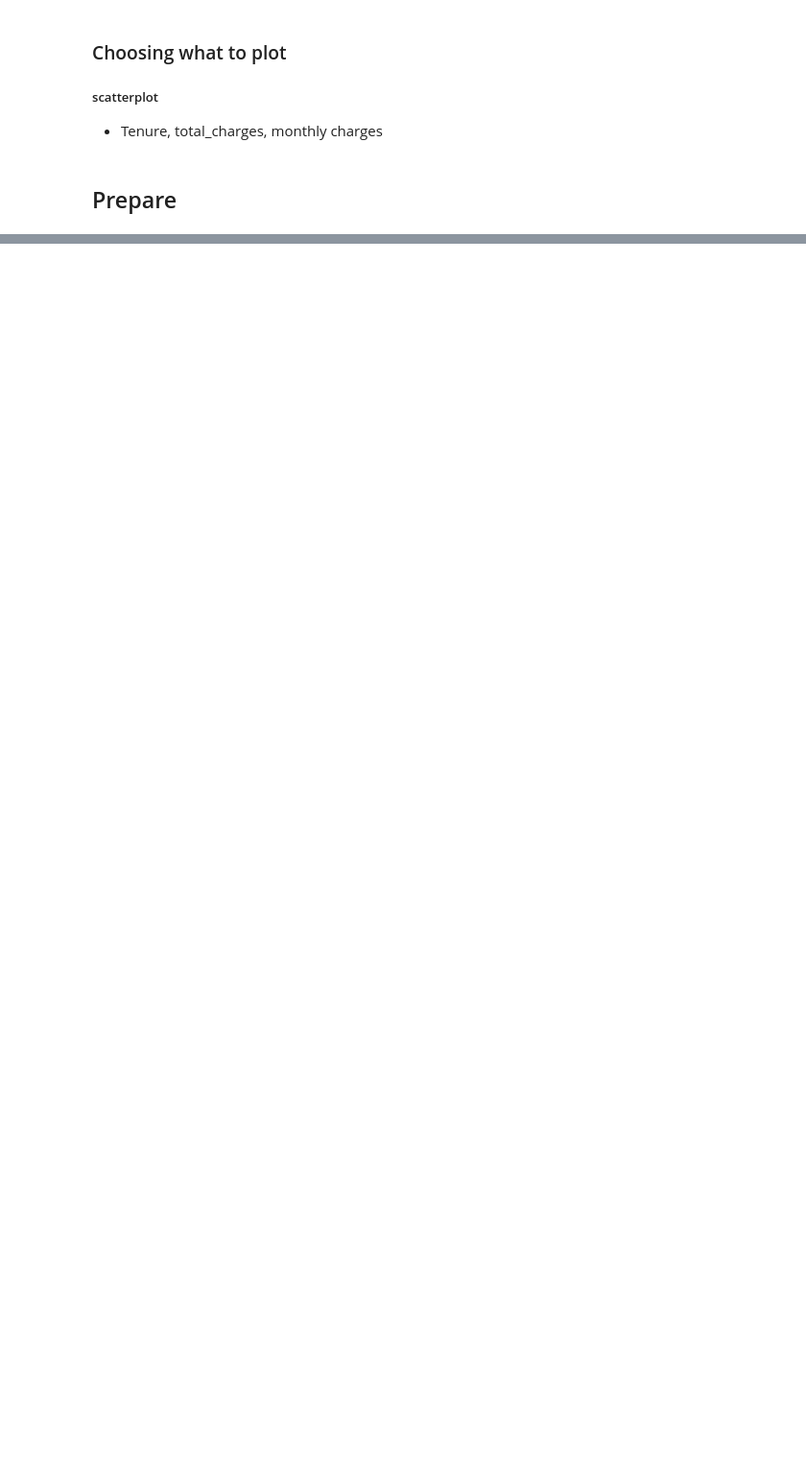
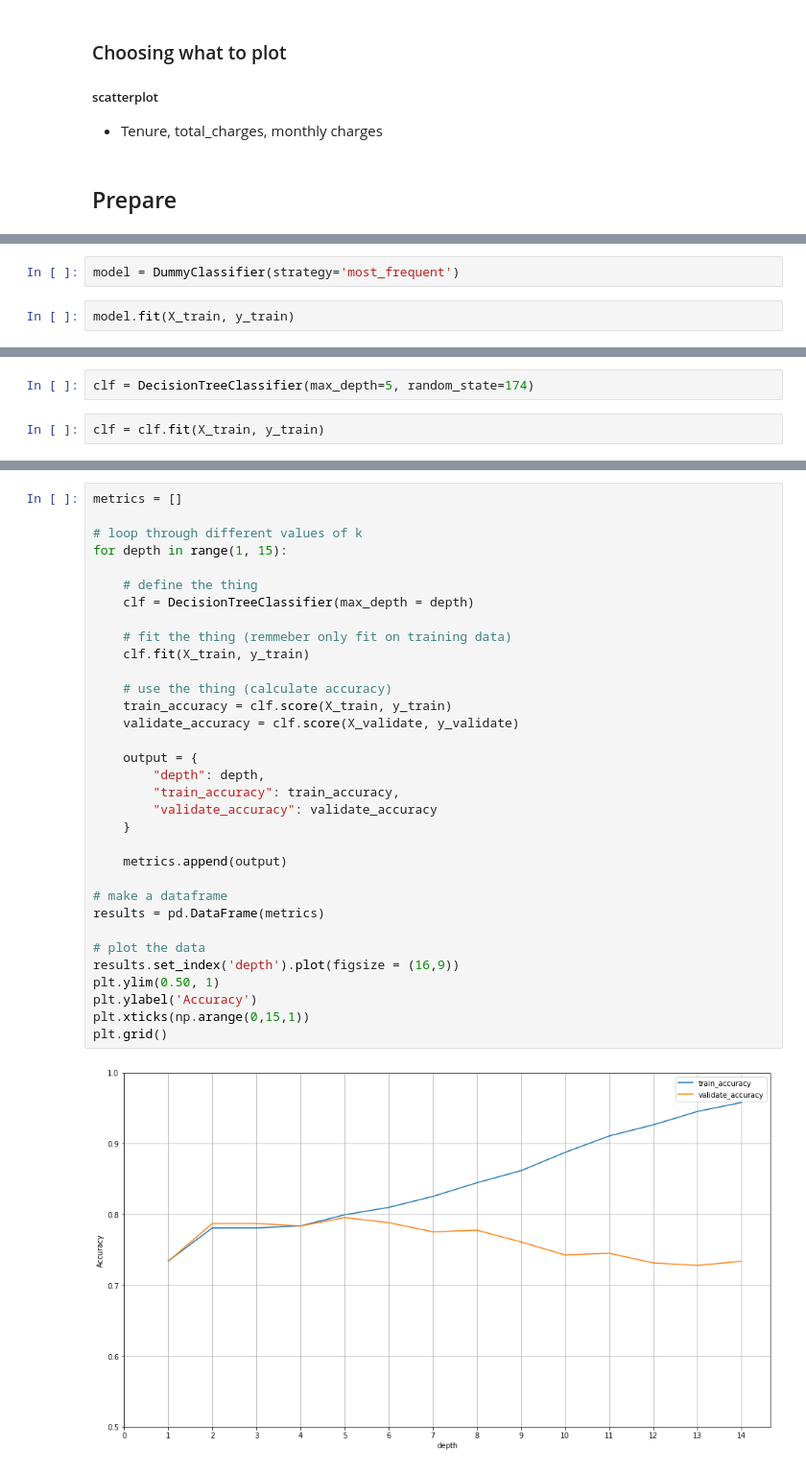
Before and after one commit to JaredVahle/telco_classification_project, a Jupyter notebook: Telco_churn_work_notebook.ipynb, the cells around one changed output, grey strips where cells are left out. Shown at 96% size. Drawn from its saved outputs; the diff is of its cells as text; blank space fills up the shorter version.

```diff
--- a/Telco_churn_work_notebook.ipynb
+++ b/Telco_churn_work_notebook.ipynb
@@ -250,0 +302,4 @@ Name: auto_pay, Length: 7032, dtype: int64
+# %%
+model = DummyClassifier(strategy='most_frequent')
+# %%
+model.fit(X_train, y_train)
@@ -250,0 +313,4 @@ Name: auto_pay, Length: 7032, dtype: int64
+# %%
+clf = DecisionTreeClassifier(max_depth=5, random_state=174)
+# %%
+clf = clf.fit(X_train, y_train)
@@ -250,0 +334,35 @@ Name: auto_pay, Length: 7032, dtype: int64
+# %%
+metrics = []
+
+# loop through different values of k
+for depth in range(1, 15):
+
+    # define the thing
+    clf = DecisionTreeClassifier(max_depth = depth)
+
+    # fit the thing (remmeber only fit on training data)
+    clf.fit(X_train, y_train)
+
+    # use the thing (calculate accuracy)
+    train_accuracy = clf.score(X_train, y_train)
+    validate_accuracy = clf.score(X_validate, y_validate)
+
+    output = {
+        "depth": depth,
+        "train_accuracy": train_accuracy,
+        "validate_accuracy": validate_accuracy
+    }
+
+    metrics.append(output)
+
+# make a dataframe
+results = pd.DataFrame(metrics)
+
+# plot the data
+results.set_index('depth').plot(figsize = (16,9))
+plt.ylim(0.50, 1)
+plt.ylabel('Accuracy')
+plt.xticks(np.arange(0,15,1))
+plt.grid()
+# %% [output]
+[figure, added]
```
Also changed, not shown: parts of 33 cells of this notebook, 6 other files.
